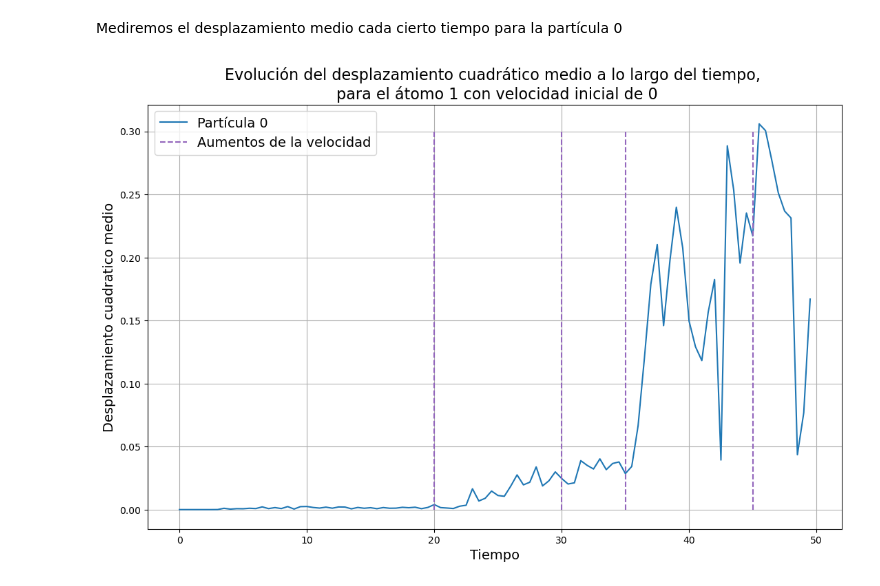
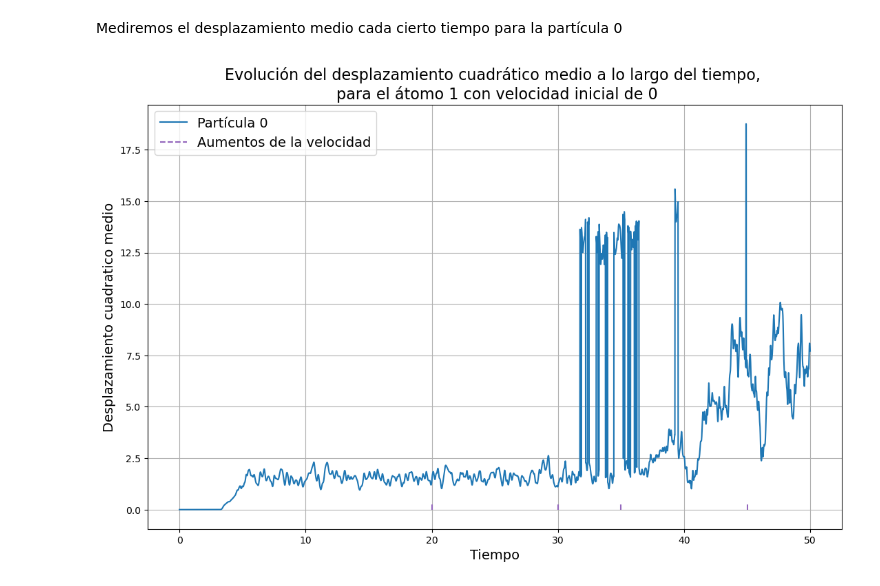
Before and after one commit to liuzhuozhuo/Compu2324, a Jupyter notebook: voluntario1/apartado_4-6.ipynb, the cells around one changed output. Drawn from its saved outputs; the diff is of its cells as text; code cells hidden in the pictures.

```diff
--- a/voluntario1/apartado_4-6.ipynb
+++ b/voluntario1/apartado_4-6.ipynb
@@ -356,28 +356,28 @@ data = np.array(frames_data)
 # %% [markdown]
 Mediremos el desplazamiento medio cada cierto tiempo para la partícula 0
 # %%
-time_between_measurement = 0.5
+time_between_measurement = 0.01
 desplazamiento = np.zeros(int(Time/time_between_measurement))
 n = int(len(data[:,0])/len(desplazamiento))
 for i in range (len(desplazamiento)):
     desplazamiento[i] = compute_mean_square_displacement(data[:,0][i*n:(i+1)*n], data[:,0][0])
 
 fig=plt.figure(figsize=(13,8))
 ax=fig.add_subplot(111)
 
 time_steps = np.arange(0, Time, time_between_measurement)
 
 plt.plot(time_steps, desplazamiento, label="Partícula 0")
 plt.vlines(20, 0, 0.3, color='tab:purple', linestyle='--', label='Aumentos de la velocidad')
 plt.vlines(30, 0, 0.3, color='tab:purple', linestyle='--')
 plt.vlines(35, 0, 0.3, color='tab:purple', linestyle='--')
 plt.vlines(45, 0, 0.3, color='tab:purple', linestyle='--')
 plt.xlabel("Tiempo", fontsize=14)
 plt.ylabel("Desplazamiento cuadratico medio", fontsize=14)
 plt.legend(fontsize=14)
 plt.title("Evolución del desplazamiento cuadrático medio a lo largo del tiempo, \n para el átomo 1 con velocidad inicial de 0", fontsize=16)
 plt.grid()
 
 plt.savefig(f"latex/plots/desplazamiento_1_particula.png")
 # %% [output]
-[figure, old version]
+[figure, new version]
```
Also changed, not shown: parts of 3 cells of this notebook, 55 other files.
